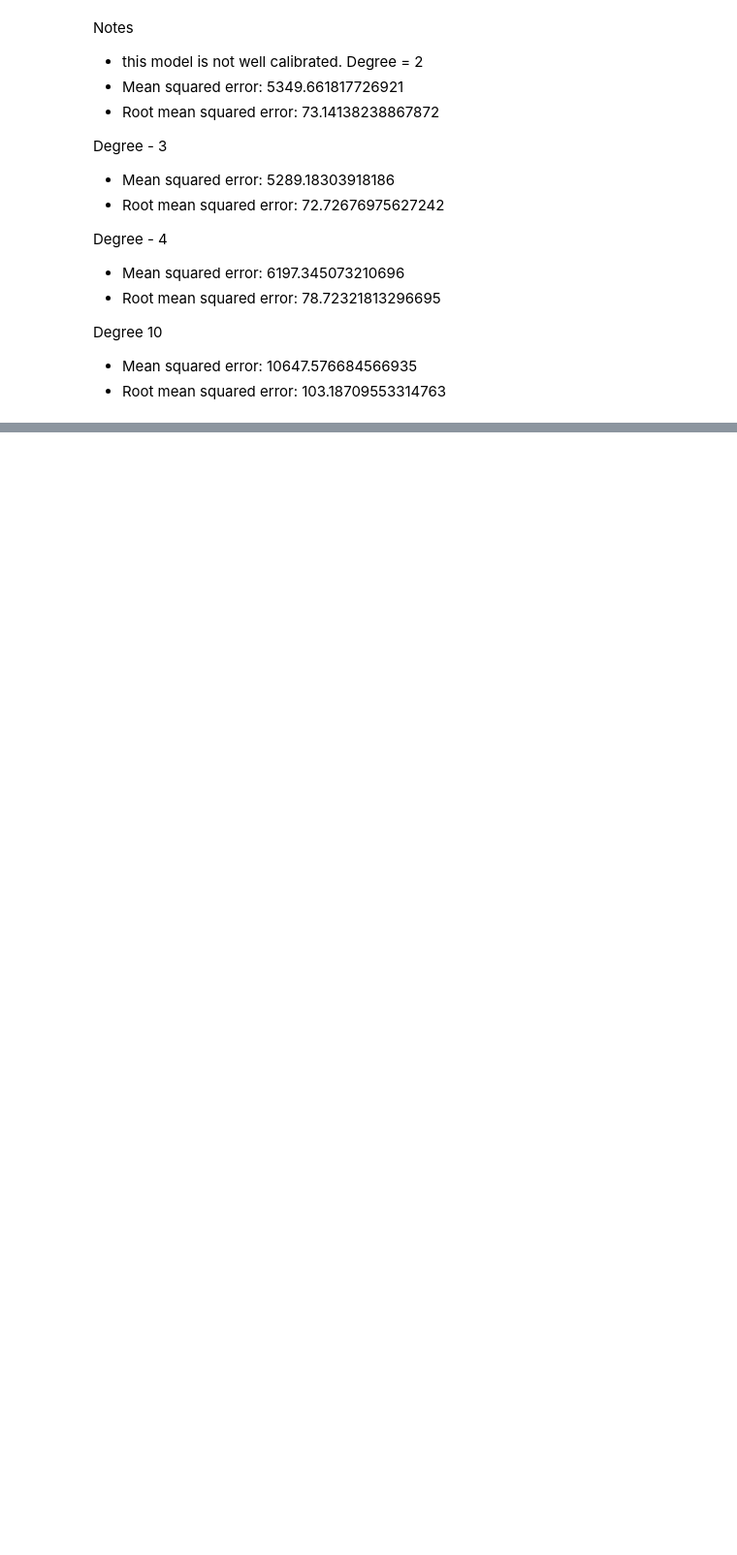
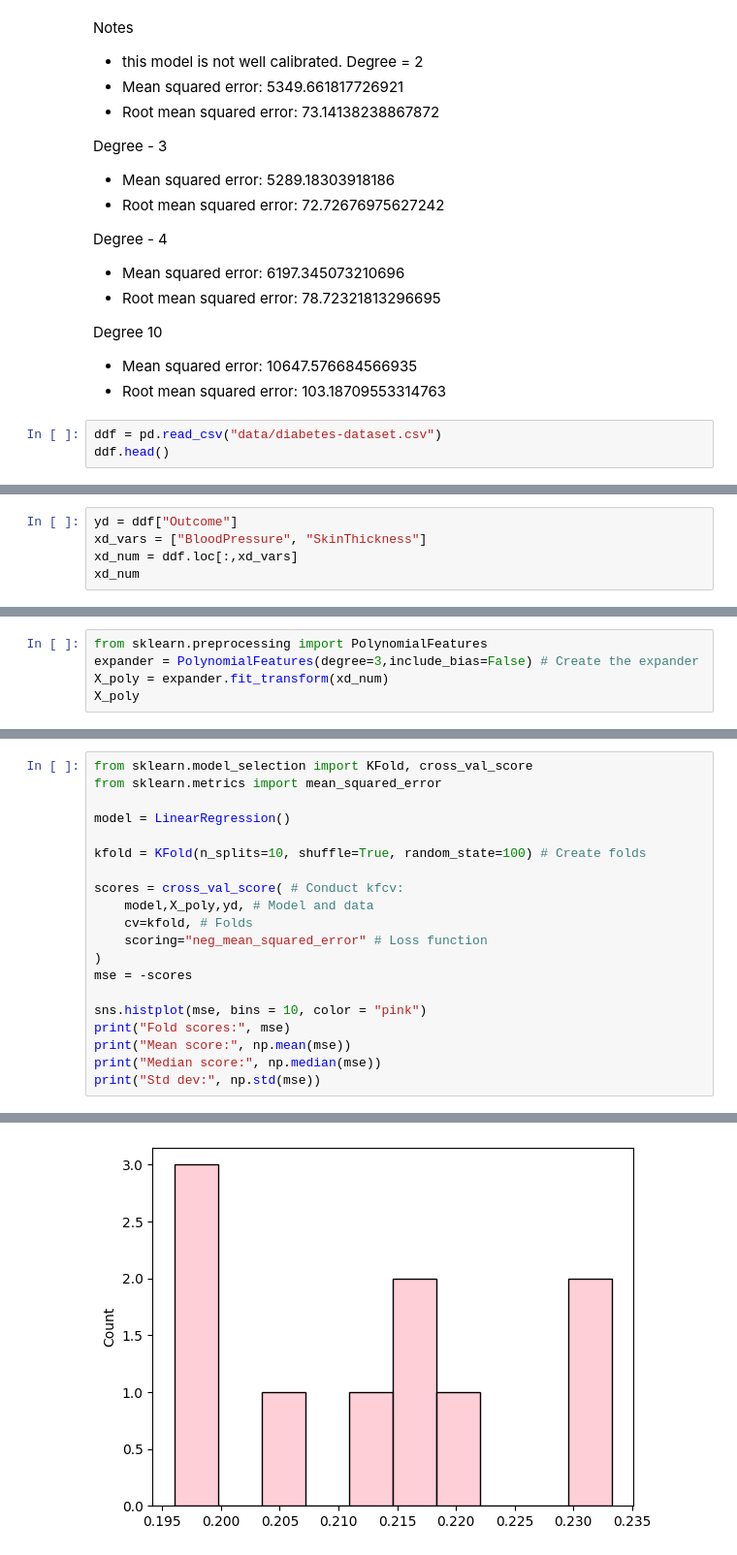
Before and after one commit to fortunecookie040/scratchpad, a Jupyter notebook: 06_model_selection.ipynb, the cells around one changed output, grey strips where cells are left out. Shown at 97% size. Drawn from its saved outputs; the diff is of its cells as text; blank space fills up the shorter version.

```diff
--- a/06_model_selection.ipynb
+++ b/06_model_selection.ipynb
@@ -201,3 +191,6 @@ Degree - 4
 Degree 10
 - Mean squared error:  10647.576684566935
 - Root mean squared error:  103.18709553314763
+# %%
+ddf = pd.read_csv("data/diabetes-dataset.csv")
+ddf.head()
@@ -203,0 +204,5 @@ Degree 10
+# %%
+yd = ddf["Outcome"]
+xd_vars = ["BloodPressure", "SkinThickness"]
+xd_num = ddf.loc[:,xd_vars]
+xd_num
@@ -203,0 +254,5 @@ Degree 10
+# %%
+from sklearn.preprocessing import PolynomialFeatures
+expander = PolynomialFeatures(degree=3,include_bias=False) # Create the expander
+X_poly = expander.fit_transform(xd_num)
+X_poly
@@ -203,0 +273,21 @@ Degree 10
+# %%
+from sklearn.model_selection import KFold, cross_val_score
+from sklearn.metrics import mean_squared_error
+
+model = LinearRegression()
+
+kfold = KFold(n_splits=10, shuffle=True, random_state=100) # Create folds
+
+scores = cross_val_score( # Conduct kfcv:
+    model,X_poly,yd, # Model and data
+    cv=kfold, # Folds
+    scoring="neg_mean_squared_error" # Loss function
+)
+mse = -scores
+
+sns.histplot(mse, bins = 10, color = "pink")
+print("Fold scores:", mse)
+print("Mean score:", np.mean(mse))
+print("Median score:", np.median(mse))
+print("Std dev:", np.std(mse))
+# %% [output]
@@ -203,0 +299 @@ Degree 10
+[figure, added]
```
Also changed, not shown: parts of 16 cells of this notebook, 2 other files.
